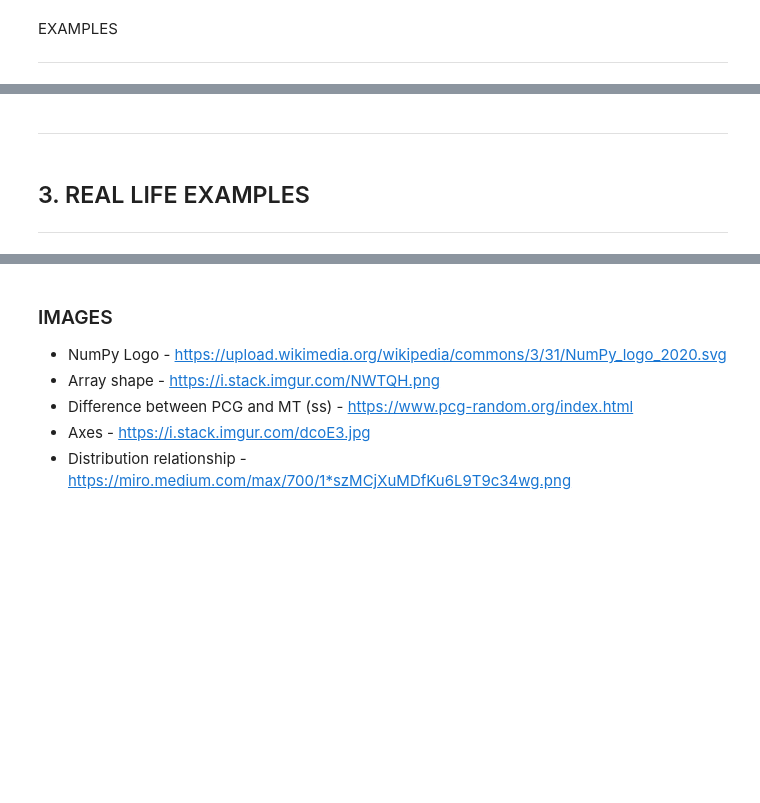
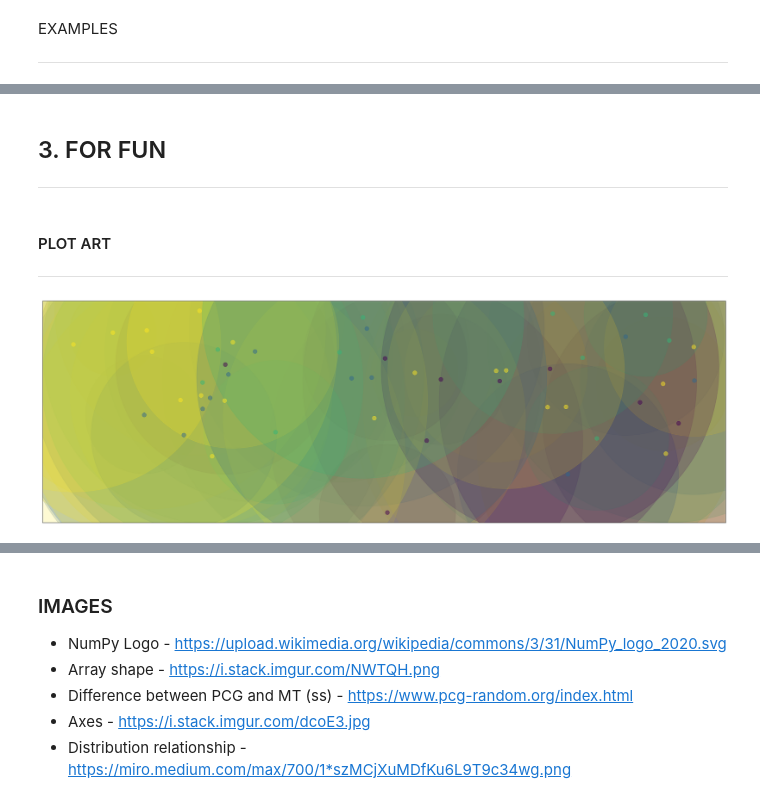
Before and after one commit to AnteDujic/Programming-for-Data-Analysis, a Jupyter notebook: numpy-random.ipynb, the cells around one changed output, grey strips where cells are left out. Cells and saved outputs as stored; diff of their text form; code cells hidden in the pictures; blank space fills up the shorter version.

```diff
--- a/numpy-random.ipynb
+++ b/numpy-random.ipynb
@@ -942,7 +942,24 @@ plt.show()
 [figure]
-# %% [markdown]
-***
 # %% [markdown]
-## 3. REAL LIFE EXAMPLES
+## 3. FOR FUN <a id='FOR_FUN'></a>
 <hr style="border:2px solid gray"> </hr>
+# %% [markdown]
+#### PLOT ART
+***
+# %%
+no_of_balls = 50
+x = [rng.random() for i in range(no_of_balls)]
+y = [np.random.default_rng().normal(0.5, 0.25) for i in range(no_of_balls)]
+colors = [rng.integers(1, 5) for i in range(no_of_balls)]
+areas = [rng.integers(1000000) for i in range(no_of_balls)]
+
+plt.scatter(x, y, s=areas, c=colors, alpha=0.2)
+plt.scatter (x,y, c=colors, alpha = 0.5, s = 100)
+plt.xticks([])
+plt.yticks([])
+fig = plt.gcf()
+fig.set_size_inches(30, 10)
+plt.show()
+# %% [output]
+[figure, added]
 # %% [markdown]
```
Also changed, not shown: parts of 49 cells of this notebook.
